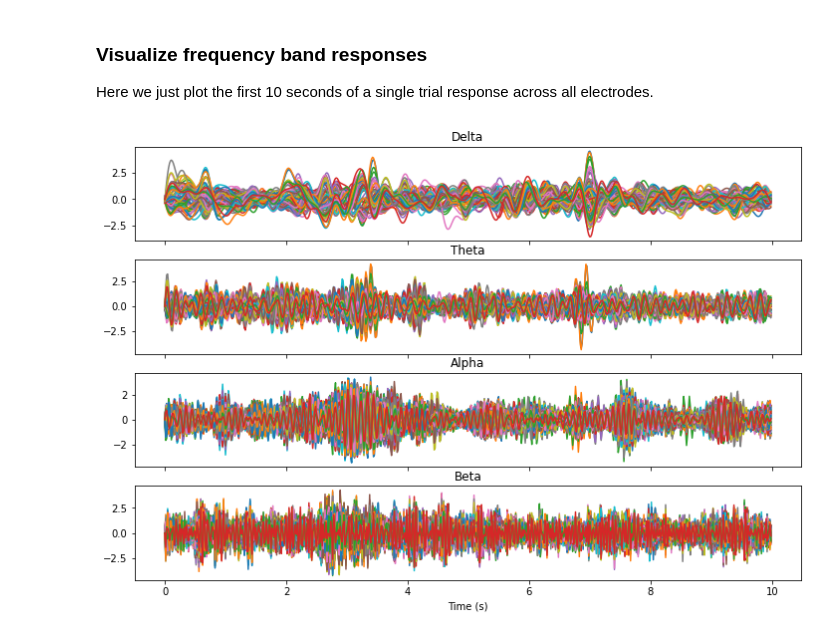
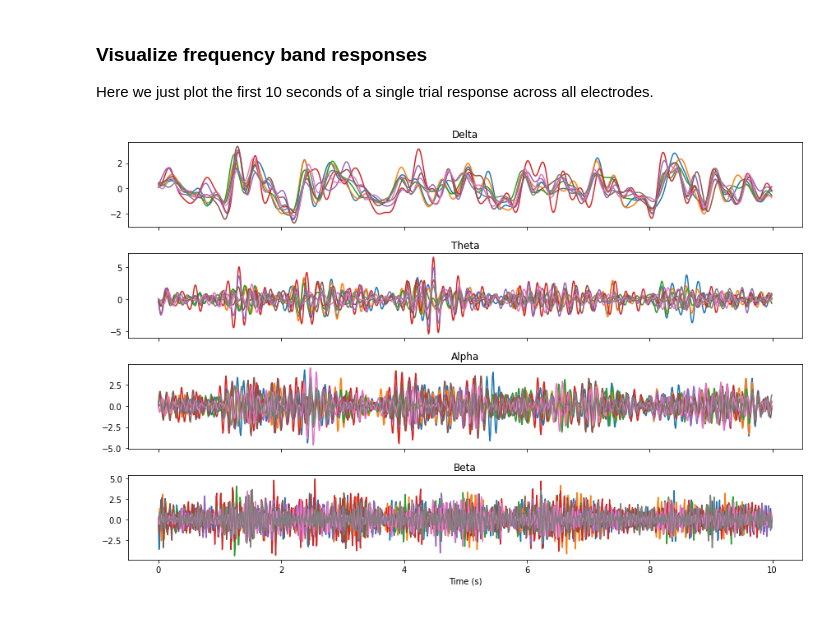
Before and after one commit to naplab/naplib-python, a Jupyter notebook: docs/examples/preprocessing_examples.ipynb, the cells around one changed output. Saved outputs shown, nothing was run; the diff lists cells and outputs as text; code cells hidden in the pictures.

```diff
--- a/docs/examples/preprocessing_examples.ipynb
+++ b/docs/examples/preprocessing_examples.ipynb
@@ -15,4 +14,4 @@ First, we load a single subject's EEG data from the [auditory attention decoding
 # %%
-data = nl.io.import_outstruct('S1-Fuglsang.mat', strict=False)
+data = nl.io.load_speech_task_data()
 data.fields
 # %% [output]
@@ -19,0 +55,6 @@ data.fields
+# %%
+# Perform t-test to remove electrodes that are not responsive
+# This function performs FDR correction by default, but many parameters can be changed to alter
+# the test
+data_responsive, stats = responsive_ttest(data, random_state=1)
+print(stats.keys()) # statistics computed
@@ -28,10 +91,10 @@ First, we are interested in separating the responses into frequency bands.
 # %%
 # filter the responses to different bands and set them as new fields of the Data
 
-data['delta_resp'] = filter_butter(data, field='resp', Wn=[0.5, 4], order=5)
-data['theta_resp'] = filter_butter(data, field='resp', Wn=[4, 8], order=5)
-data['alpha_resp'] = filter_butter(data, field='resp', Wn=[8, 13], order=5)
-data['beta_resp'] = filter_butter(data, field='resp', Wn=[13, 30], order=5)
+data_responsive['delta_resp'] = filter_butter(data_responsive, field='resp', Wn=[0.5, 4], order=5)
+data_responsive['theta_resp'] = filter_butter(data_responsive, field='resp', Wn=[4, 8], order=5)
+data_responsive['alpha_resp'] = filter_butter(data_responsive, field='resp', Wn=[8, 13], order=5)
+data_responsive['beta_resp'] = filter_butter(data_responsive, field='resp', Wn=[14, 30], order=5)
 # %% [markdown]
 #### To make sure the filter bands are correct or meet our requirements, get the filters used and plot them
 
@@ -56,30 +119,30 @@ nl.visualization.freq_response(filters_2[0], fs=data[0]['dataf'])
 
 Now that we have bandpassed responses, normalize each one (by z-scoring).
 # %%
-data['delta_resp'] = normalize(data, field='delta_resp')
-data['theta_resp'] = normalize(data, field='theta_resp')
-data['alpha_resp'] = normalize(data, field='alpha_resp')
-data['beta_resp'] = normalize(data, field='beta_resp')
+data_responsive['delta_resp'] = normalize(data_responsive, field='delta_resp')
+data_responsive['theta_resp'] = normalize(data_responsive, field='theta_resp')
+data_responsive['alpha_resp'] = normalize(data_responsive, field='alpha_resp')
+data_responsive['beta_resp'] = normalize(data_responsive, field='beta_resp')
 # %% [markdown]
 ### Visualize frequency band responses
 
 Here we just plot the first 10 seconds of a single trial response across all electrodes.
 # %%
-trial = 10
-t = np.arange(0, 10*64) / data['dataf'][trial]
+trial = 0
+t = np.arange(0, 10*100) / data['dataf'][trial]
 
 fig, axes = plt.subplots(4,1,figsize=(12,8), sharex=True)
 
-axes[0].plot(t, data['delta_resp'][trial][:10*64])
+axes[0].plot(t, data_responsive['delta_resp'][trial][:10*100])
 axes[0].set_title('Delta')
-axes[1].plot(t, data['theta_resp'][trial][:10*64])
+axes[1].plot(t, data_responsive['theta_resp'][trial][:10*100])
 axes[1].set_title('Theta')
-axes[2].plot(t, data['alpha_resp'][trial][:10*64])
+axes[2].plot(t, data_responsive['alpha_resp'][trial][:10*100])
 axes[2].set_title('Alpha')
-axes[3].plot(t, data['beta_resp'][trial][:10*64])
+axes[3].plot(t, data_responsive['beta_resp'][trial][:10*100])
 axes[3].set_title('Beta')
 axes[3].set_xlabel('Time (s)')
-
+plt.tight_layout()
 plt.show()
 # %% [output]
-[figure, old version]
+[figure, new version]
```
Also changed, not shown: parts of 13 cells of this notebook, 5 other files.
